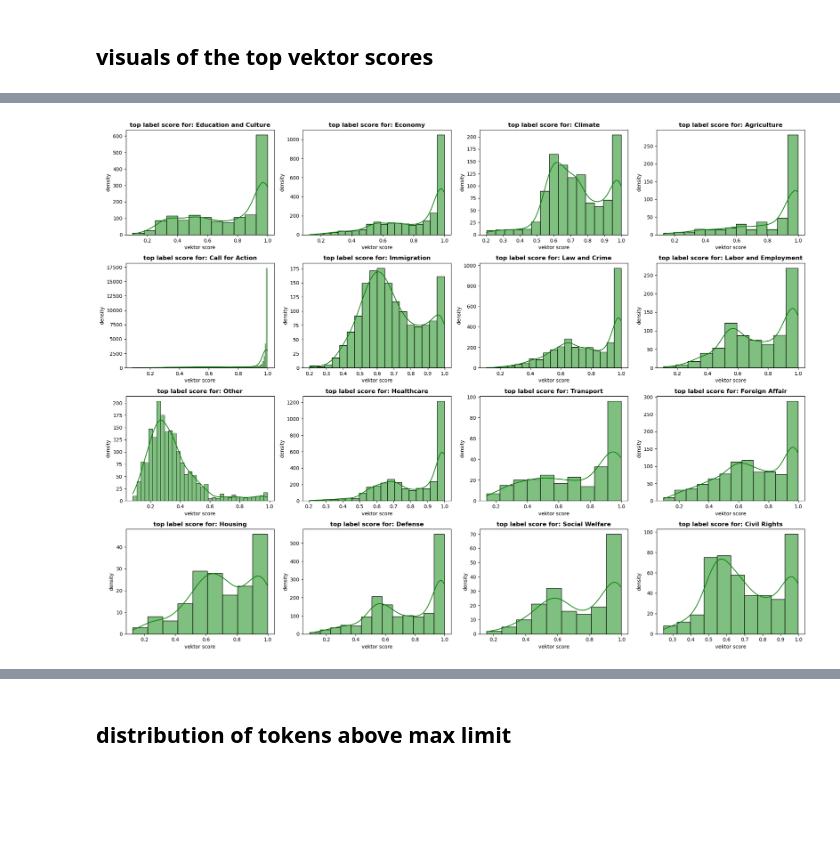
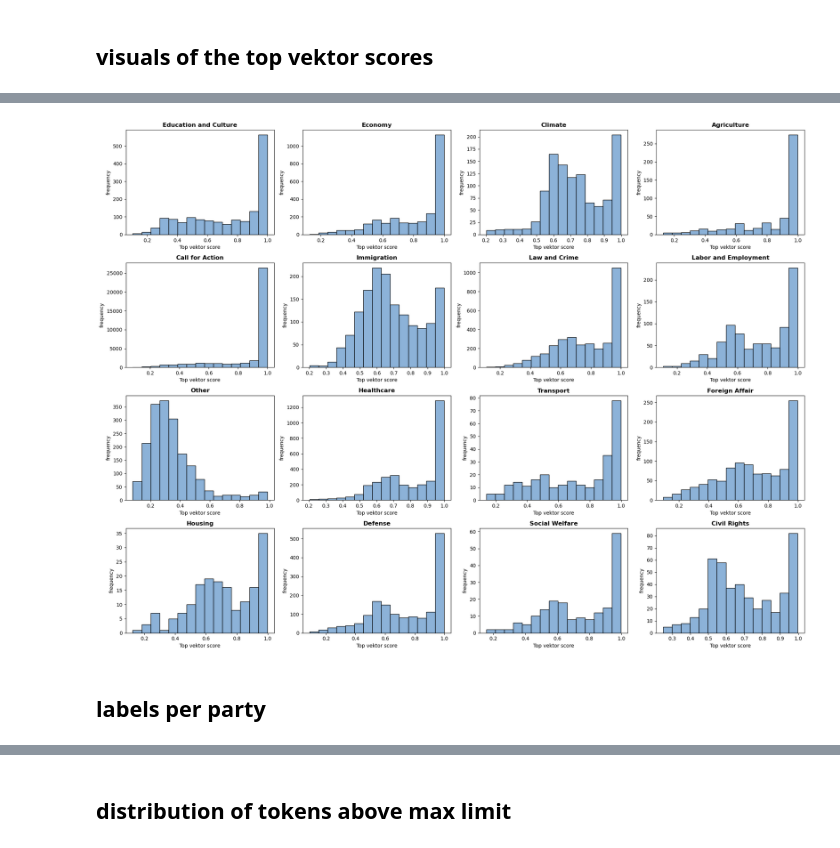
Before and after one commit to sofiepalmus/Thesis, a Jupyter notebook: DeBERTa_visuals.ipynb, the cells around one changed output, grey strips where cells are left out. Cells and saved outputs as stored; diff of their text form; code cells hidden in the pictures; blank space fills up the shorter version.

```diff
--- a/DeBERTa_visuals.ipynb
+++ b/DeBERTa_visuals.ipynb
@@ -6,7 +7,7 @@ import ast
 # %% [markdown]
 ## visuals + stats of top labels
 # %%
-data = pd.read_csv("søndagsmagi.csv")
+data = pd.read_csv("mandagsmagi.csv")
 
 # sort away duplicate ad texts coming from the same politician -> 58.574
-data = data.drop_duplicates(subset=["ad_creative_body", "page_id"])
+data_un = data.drop_duplicates(subset=["ad_creative_body", "page_id"])
@@ -67,12 +97,14 @@ label_data_R = data[data["party"] == "Republican"]
 # get an value of the count of rows for both parties/politicians
 party_counts = data["party"].value_counts()
 
-# bar plot
+col = ["#4c79fa", "#f45e2e"]  # bar plot
+sns.set_palette(col)
+
 plt.figure(figsize=(8, 6))
-sns.barplot(x=party_counts.index, y=party_counts.values, palette="Blues")
-plt.title("Amount of ads for both parties", fontsize=14)
-plt.xlabel("Party", fontsize=12)
-plt.ylabel("Number of Rows", fontsize=12)
+sns.barplot(x=party_counts.index, y=party_counts.values, palette=col)
+#plt.title("Distribution of ads between the two parties ", fontsize=14)
+plt.xlabel("Political party", fontsize=12)
+plt.ylabel("Number of ads in dataset", fontsize=12)
 plt.show()
 # %% [output]
 Passing `palette` without assigning `hue` is deprecated and will be removed in v0.14.0. Assign the `x` variable to `hue` and set `legend=False` for the same effect.
@@ -203,17 +250,28 @@ Text(0.5, 0, 'Top labels score')
 # %%
+###### unique ads
+
 fig, axs = plt.subplots(
     4, 4, figsize=(20, 15)
 )
-axs = axs.flatten()  # Flatten the 2D array of axes to 1D for e
+#axs = axs.flatten()
 
-# Loop through each unique category and create a KDE plot in the respective subplot
-for x, category in enumerate(data["top_label"].unique()):
-    sns.histplot(data=data[data["top_label"] == category], x="top_score", ax=axs[x], kde=True, color='g', fill=True)
-    axs[x].set_title(f"top label score for: {category}", weight="bold")
-    axs[x].set_xlabel("vektor score")
-    axs[x].set_ylabel("density")
+# loop through each unique category and generate subplot
+for x, category in enumerate(data_un["top_label"].unique()):
+    sns.histplot(
+        data=data_un[data_un["top_label"] == category],
+        x="top_score",
+        ax=axs[x],
+        bins=15,
+        color=(0.4, 0.6, 0.8),
+        fill=True,
+    )
+    axs[x].set_title(f"{category}", weight="bold")
+    axs[x].set_xlabel("Top vektor score")
+    axs[x].set_ylabel("frequency")
 
 plt.tight_layout()
 plt.show()
 # %% [output]
-[figure, old version]
+[figure, new version]
+# %% [markdown]
+## labels per party
```
Also changed, not shown: parts of 33 cells of this notebook, 2 other files.
